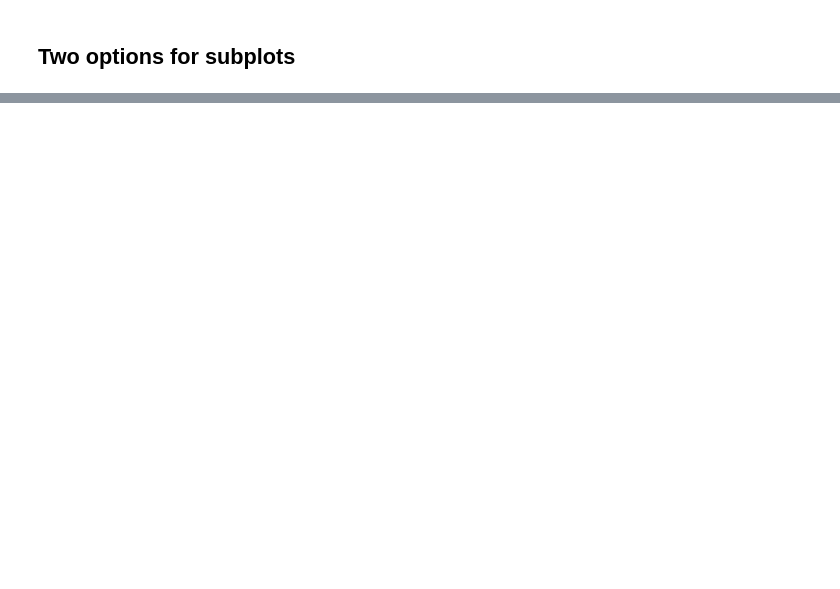
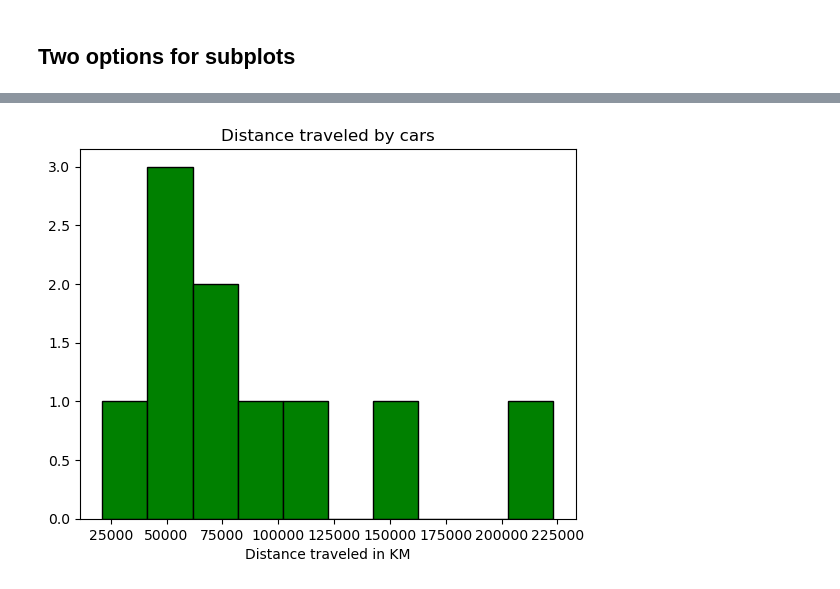
Before and after one commit to SmayanKulkarni/AI-and-ML-Course, a Jupyter notebook: sample_project/introduction-to-matplotlib.ipynb, the cells around one changed output, grey strips where cells are left out. Drawn from its saved outputs; the diff is of its cells as text; code cells hidden in the pictures; blank space fills up the shorter version.

```diff
--- a/sample_project/introduction-to-matplotlib.ipynb
+++ b/sample_project/introduction-to-matplotlib.ipynb
@@ -149,0 +237,7 @@ ax[1,1].barh(list(x+23*9),list( x+205))
+# %%
+plt.hist(car_sales['Odometer (KM)'], edgecolor= "black", color="green", histtype="bar", align="right");
+plt.title("Distance traveled by cars");
+plt.xlabel("Distance traveled in KM");
+plt.ylabel("");
+# %% [output]
+[figure, added]
```
Also changed, not shown: parts of 38 cells of this notebook.
